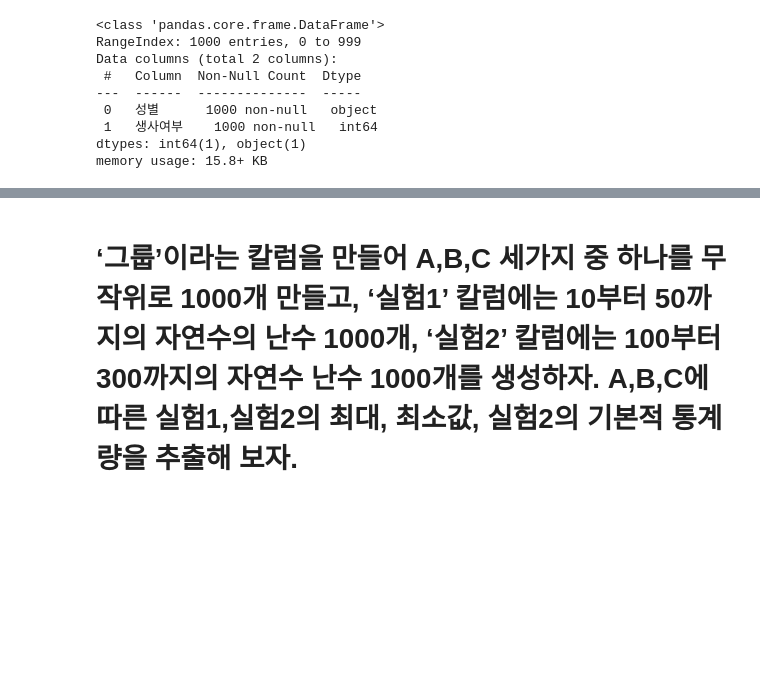
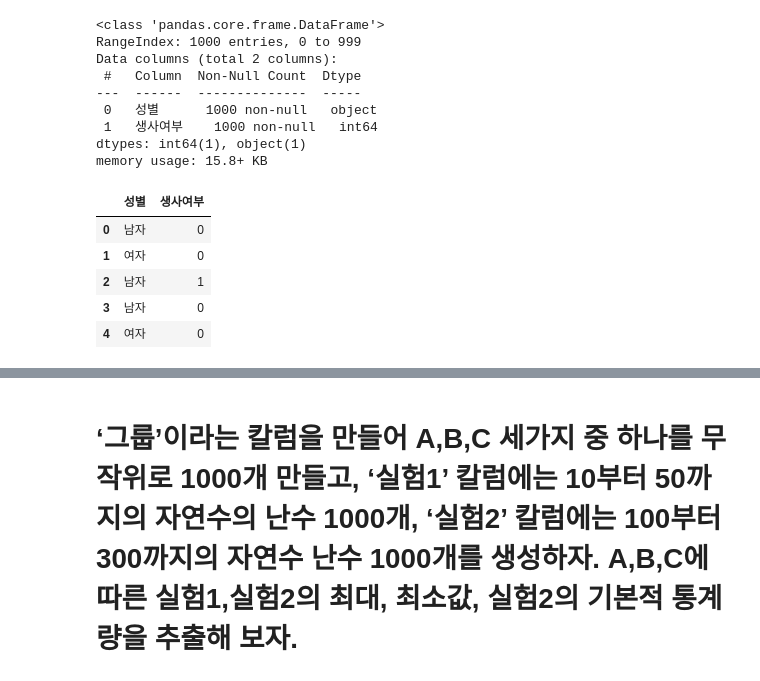
Before and after one commit to HST0077/HYOTC, a Jupyter notebook: 0.Python_pandas.ipynb, the cells around one changed output, grey strips where cells are left out. Saved outputs shown, nothing was run; the diff lists cells and outputs as text; code cells hidden in the pictures; blank space fills up the shorter version.

```diff
--- a/0.Python_pandas.ipynb
+++ b/0.Python_pandas.ipynb
@@ -205,6 +206,15 @@ Data columns (total 2 columns):
  1   생사여부    1000 non-null   int64
 dtypes: int64(1), object(1)
 memory usage: 15.8+ KB
+# %%
+df.head(5)
+# %% [output]
+|  | 성별 | 생사여부 |
+| 0 | 남자 | 0 |
+| 1 | 여자 | 0 |
+| 2 | 남자 | 1 |
+| 3 | 남자 | 0 |
+| 4 | 여자 | 0 |
 # %%
 # pivot_table()이용하기
 # index에 따른 values의 값들을 모아서 aggfunc에 설정된 함수대로 처리해준다.
```
Also changed, not shown: parts of 8 cells of this notebook.
